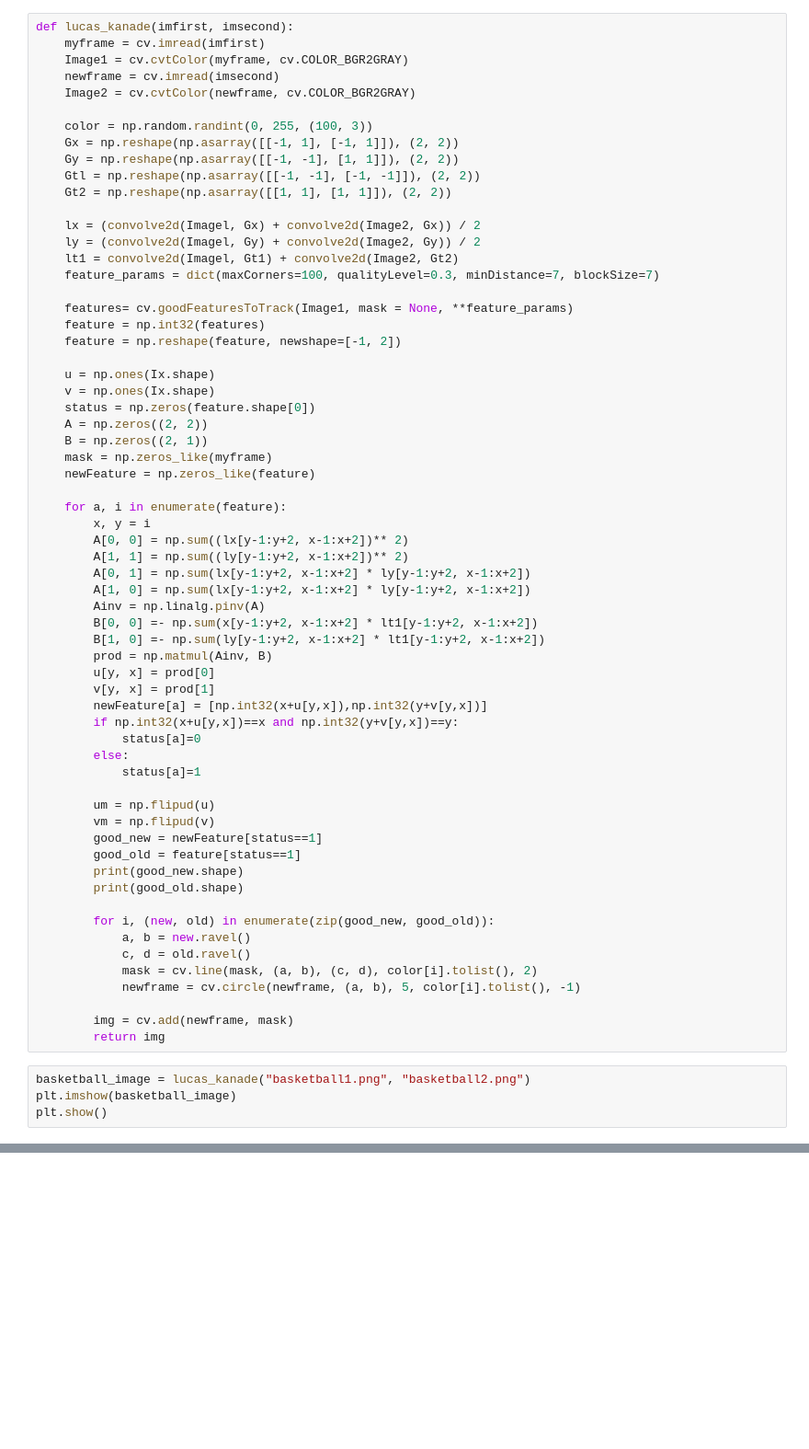
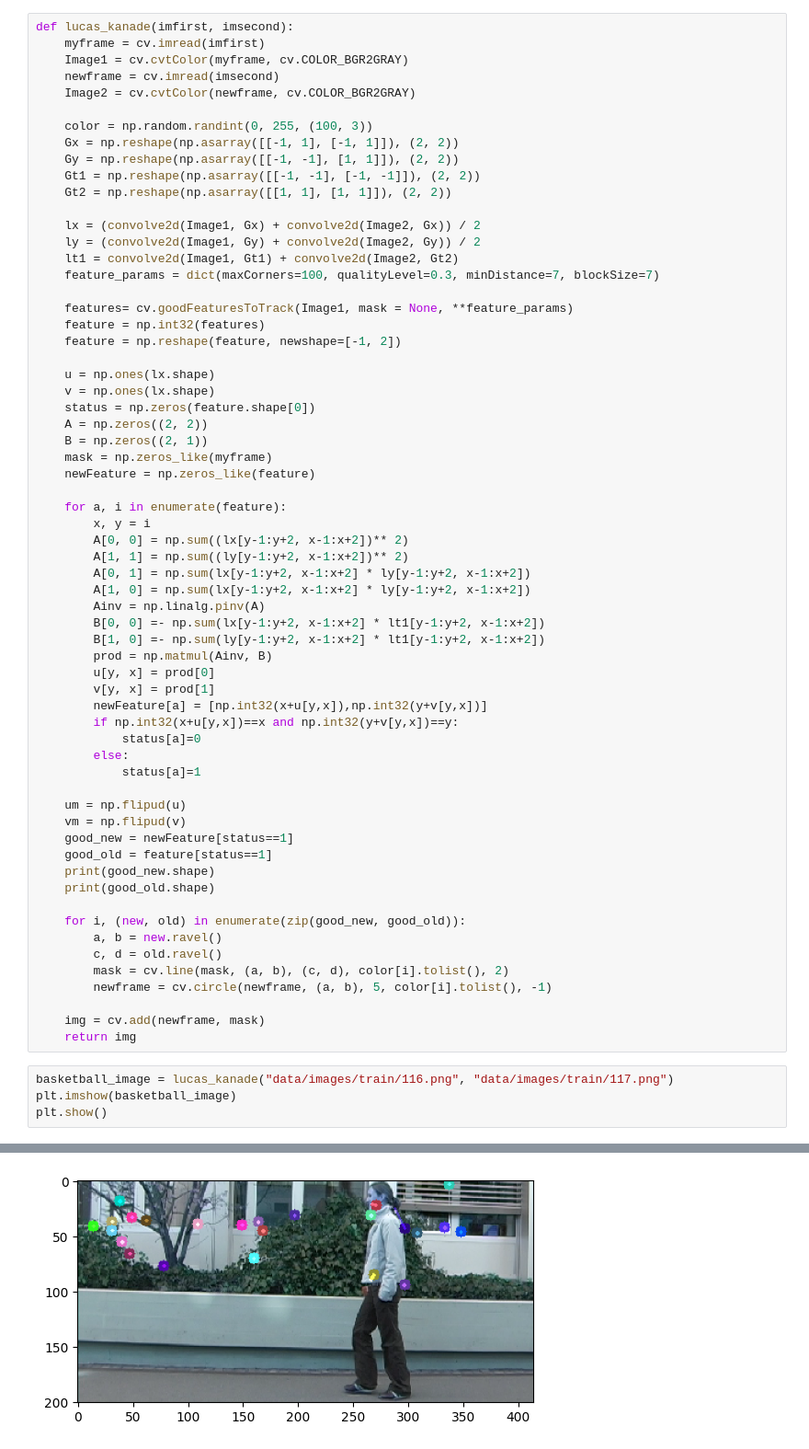
Before and after one commit to da4nik08/Computer-Vision, a Jupyter notebook: lab4.ipynb, the cells around one changed output, grey strips where cells are left out. Shown at 92% size. Cells and saved outputs as stored; diff of their text form; blank space fills up the shorter version.

```diff
--- a/lab4.ipynb
+++ b/lab4.ipynb
@@ -13,20 +14,20 @@ def lucas_kanade(imfirst, imsecond):
     color = np.random.randint(0, 255, (100, 3))
     Gx = np.reshape(np.asarray([[-1, 1], [-1, 1]]), (2, 2))
     Gy = np.reshape(np.asarray([[-1, -1], [1, 1]]), (2, 2))
-    Gtl = np.reshape(np.asarray([[-1, -1], [-1, -1]]), (2, 2))
+    Gt1 = np.reshape(np.asarray([[-1, -1], [-1, -1]]), (2, 2))
     Gt2 = np.reshape(np.asarray([[1, 1], [1, 1]]), (2, 2))
 
-    lx = (convolve2d(Imagel, Gx) + convolve2d(Image2, Gx)) / 2
-    ly = (convolve2d(Imagel, Gy) + convolve2d(Image2, Gy)) / 2
-    lt1 = convolve2d(Imagel, Gt1) + convolve2d(Image2, Gt2)
+    lx = (convolve2d(Image1, Gx) + convolve2d(Image2, Gx)) / 2
+    ly = (convolve2d(Image1, Gy) + convolve2d(Image2, Gy)) / 2
+    lt1 = convolve2d(Image1, Gt1) + convolve2d(Image2, Gt2)
     feature_params = dict(maxCorners=100, qualityLevel=0.3, minDistance=7, blockSize=7)
 
     features= cv.goodFeaturesToTrack(Image1, mask = None, **feature_params)
     feature = np.int32(features)
     feature = np.reshape(feature, newshape=[-1, 2])
 
-    u = np.ones(Ix.shape)
-    v = np.ones(Ix.shape)
+    u = np.ones(lx.shape)
+    v = np.ones(lx.shape)
     status = np.zeros(feature.shape[0])
     A = np.zeros((2, 2))
     B = np.zeros((2, 1))
@@ -40,7 +41,7 @@ def lucas_kanade(imfirst, imsecond):
         A[0, 1] = np.sum(lx[y-1:y+2, x-1:x+2] * ly[y-1:y+2, x-1:x+2])
         A[1, 0] = np.sum(lx[y-1:y+2, x-1:x+2] * ly[y-1:y+2, x-1:x+2])
         Ainv = np.linalg.pinv(A)
-        B[0, 0] =- np.sum(x[y-1:y+2, x-1:x+2] * lt1[y-1:y+2, x-1:x+2])
+        B[0, 0] =- np.sum(lx[y-1:y+2, x-1:x+2] * lt1[y-1:y+2, x-1:x+2])
         B[1, 0] =- np.sum(ly[y-1:y+2, x-1:x+2] * lt1[y-1:y+2, x-1:x+2])
         prod = np.matmul(Ainv, B)
         u[y, x] = prod[0]
@@ -51,22 +52,23 @@ def lucas_kanade(imfirst, imsecond):
         else:
             status[a]=1
 
-        um = np.flipud(u)
-        vm = np.flipud(v)
-        good_new = newFeature[status==1]
-        good_old = feature[status==1]
-        print(good_new.shape)
-        print(good_old.shape)
+    um = np.flipud(u)
+    vm = np.flipud(v)
+    good_new = newFeature[status==1]
+    good_old = feature[status==1]
+    print(good_new.shape)
+    print(good_old.shape)
 
-        for i, (new, old) in enumerate(zip(good_new, good_old)):
-            a, b = new.ravel()
-            c, d = old.ravel()
-            mask = cv.line(mask, (a, b), (c, d), color[i].tolist(), 2)
-            newframe = cv.circle(newframe, (a, b), 5, color[i].tolist(), -1)
+    for i, (new, old) in enumerate(zip(good_new, good_old)):
+        a, b = new.ravel()
+        c, d = old.ravel()
+        mask = cv.line(mask, (a, b), (c, d), color[i].tolist(), 2)
+        newframe = cv.circle(newframe, (a, b), 5, color[i].tolist(), -1)
 
-        img = cv.add(newframe, mask)
-        return img
+    img = cv.add(newframe, mask)
+    return img
 # %%
-basketball_image = lucas_kanade("basketball1.png", "basketball2.png")
+basketball_image = lucas_kanade("data/images/train/116.png", "data/images/train/117.png")
 plt.imshow(basketball_image)
 plt.show()
+# %% [output]
@@ -72,0 +77 @@ plt.show()
+[figure, added]
```
Also changed, not shown: parts of 5 cells of this notebook.
